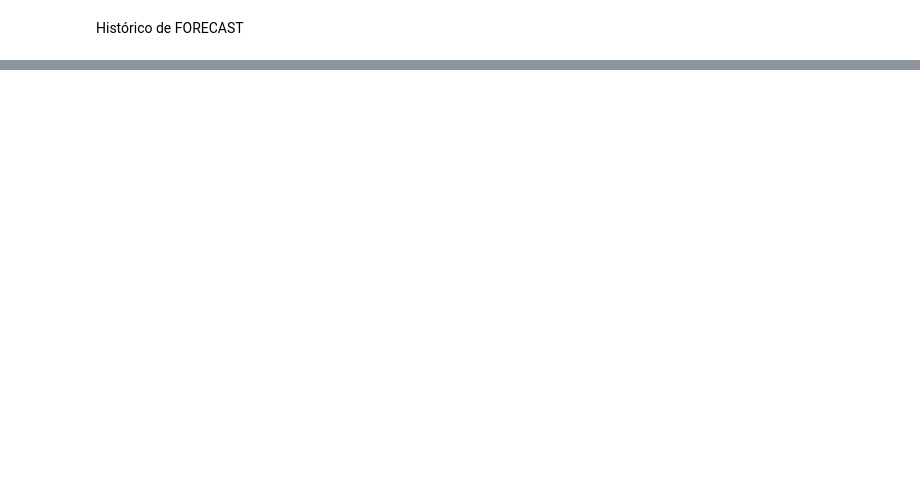
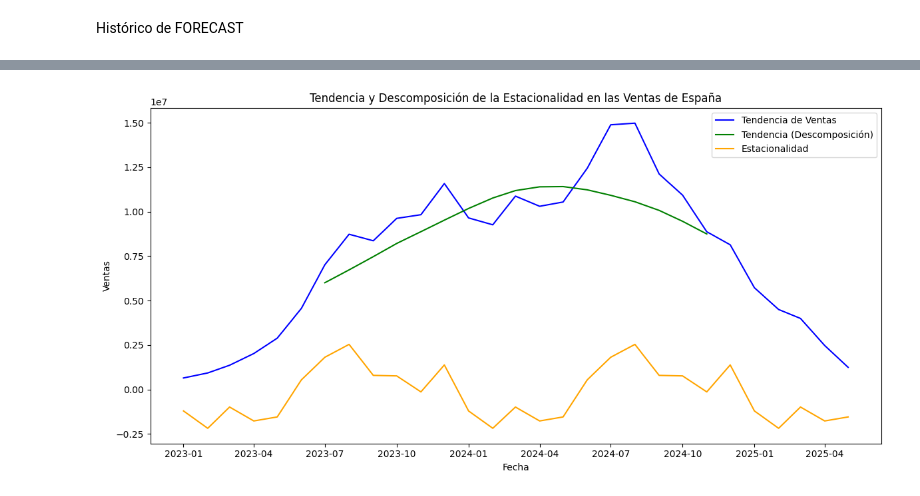
Before and after one commit to Juanitorivi/UFV-visualizacion, a Jupyter notebook: Ejercicios_de_clase/Clase18_10.ipynb, the cells around one changed output, grey strips where cells are left out. Drawn from its saved outputs; the diff is of its cells as text; code cells hidden in the pictures; blank space fills up the shorter version.

```diff
--- a/Ejercicios_de_clase/Clase18_10.ipynb
+++ b/Ejercicios_de_clase/Clase18_10.ipynb
@@ -273,0 +298,43 @@ Name: count, dtype: int64
+# %%
+
+# Filtrar los datos para España, el país con menos ventas
+ventas_espana = data[data['COUNTRY'] == 'Spain']
+
+# Agrupar las ventas por año y mes y sumar las cantidades
+ventas_espana_agrupadas = ventas_espana.groupby(['YEAR', 'MONTH'])['AMOUNT'].sum().reset_index()
+
+# Crear una nueva columna 'FECHA' para combinar año y mes en un solo campo de tipo fecha
+ventas_espana_agrupadas['FECHA'] = pd.to_datetime(
+    ventas_espana_agrupadas['YEAR'].astype(str) + '-' + ventas_espana_agrupadas['MONTH'].astype(str) + '-01'
+)
+
+# Ordenar por fecha
+ventas_espana_agrupadas = ventas_espana_agrupadas.sort_values(by='FECHA')
+
+# Configurar el índice de la serie temporal como la columna de fecha
+ventas_espana_agrupadas.set_index('FECHA', inplace=True)
+
+# Realizar descomposición estacional
+result = seasonal_decompose(ventas_espana_agrupadas['AMOUNT'], model='additive', period=12)
+
+# Crear la figura para mostrar todas las líneas en una sola gráfica
+plt.figure(figsize=(12, 6))
+
+# Graficar la tendencia de ventas en España
+plt.plot(ventas_espana_agrupadas.index, ventas_espana_agrupadas['AMOUNT'], color='blue', label='Tendencia de Ventas')
+
+# Graficar la tendencia de la descomposición
+plt.plot(result.trend, label='Tendencia (Descomposición)', color='green')
+
+# Graficar la estacionalidad de la descomposición
+plt.plot(result.seasonal, label='Estacionalidad', color='orange')
+
+# Configuración del gráfico
+plt.title('Tendencia y Descomposición de la Estacionalidad en las Ventas de España')
+plt.xlabel('Fecha')
+plt.ylabel('Ventas')
+plt.legend()
+plt.tight_layout()
+plt.show()
+# %% [output]
+[figure, added]
```
Also changed, not shown: parts of 9 cells of this notebook.
